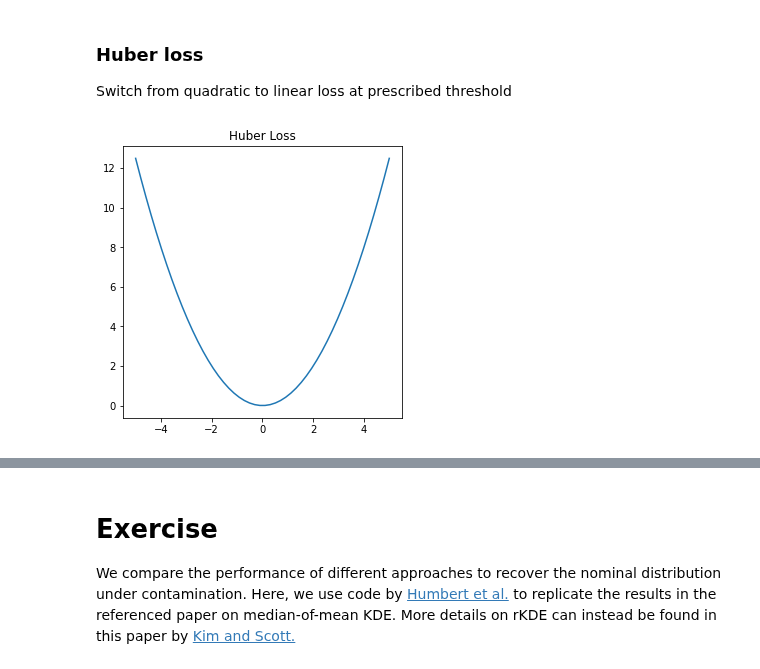
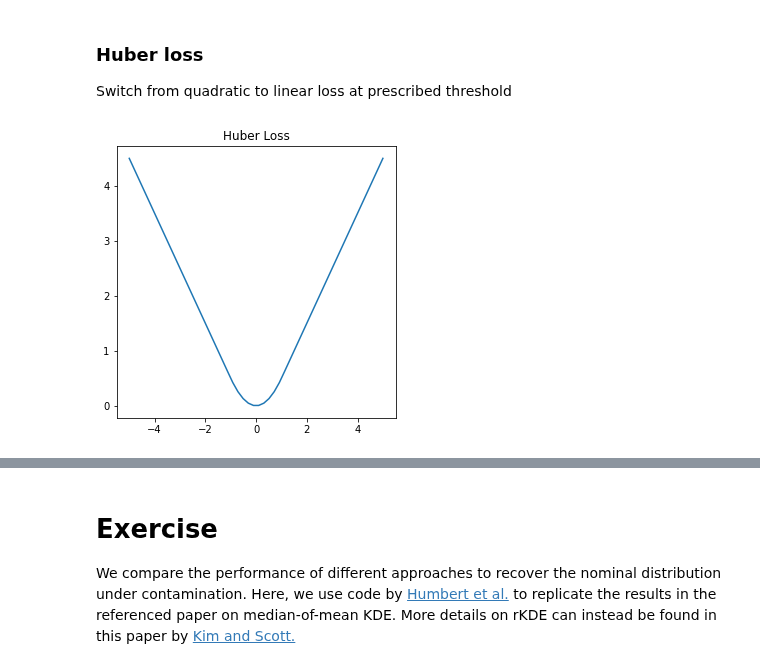
Before and after one commit to aai-institute/tfl-training-practical-anomaly-detection, a Jupyter notebook: notebooks/anomaly_detection_approaches.ipynb, the cells around one changed output, grey strips where cells are left out. Drawn from its saved outputs; the diff is of its cells as text; code cells hidden in the pictures.

```diff
--- a/notebooks/anomaly_detection_approaches.ipynb
+++ b/notebooks/anomaly_detection_approaches.ipynb
@@ -468,16 +472,16 @@ Switch from quadratic to linear loss at prescribed threshold
 # %%
 import numpy as np
 
 
 def huber(error, threshold):
     test = (np.abs(error) <= threshold)
     return (test * (error**2)/2) + ((1-test)*threshold*(np.abs(error) - threshold/2))
 
 x = np.linspace(-5, 5)
-y = huber(x, 100)
+y = huber(x, 1)
 
 plt.plot(x, y)
 plt.gca().set_title("Huber Loss")
 plt.show()
 # %% [output]
-[figure, old version]
+[figure, new version]
```
Also changed, not shown: parts of 19 cells of this notebook, 2 other files.
